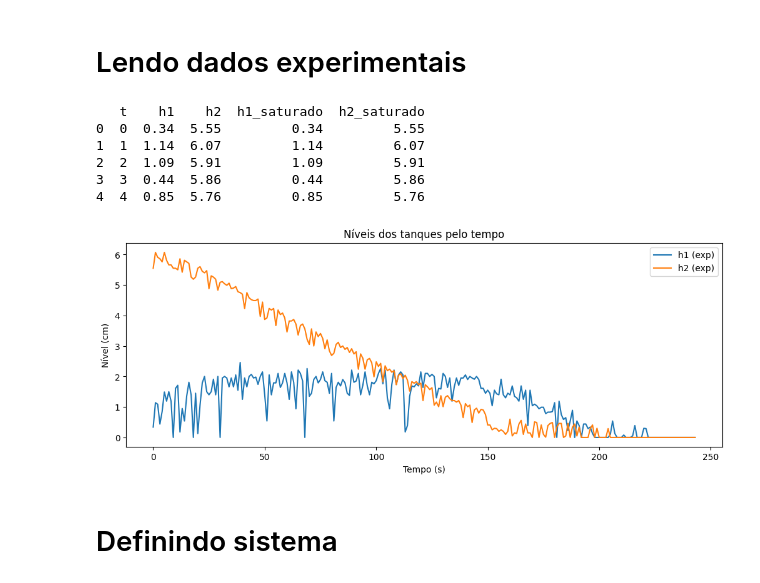
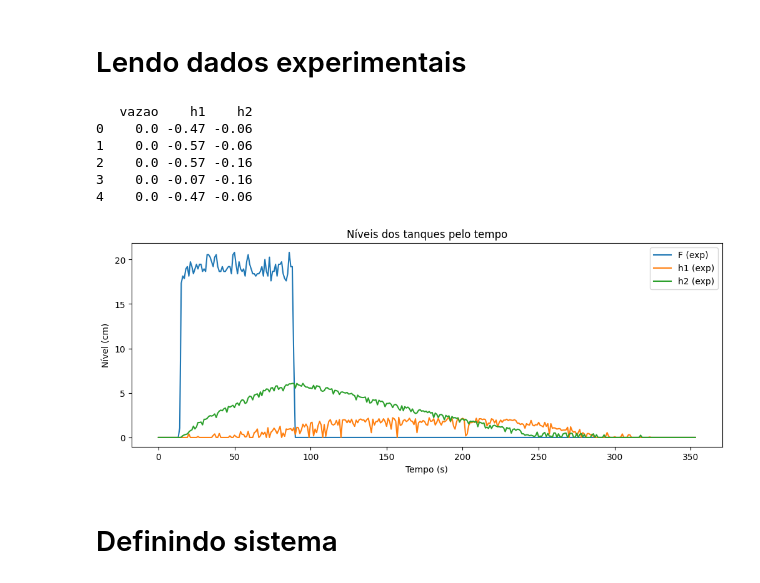
Before and after one commit to silash35/worklab, a Jupyter notebook: UFBA/ENGG11/src/genetic_alg.ipynb, the cells around one changed output. Cells and saved outputs as stored; diff of their text form; code cells hidden in the pictures.

```diff
--- a/UFBA/ENGG11/src/genetic_alg.ipynb
+++ b/UFBA/ENGG11/src/genetic_alg.ipynb
@@ -1,27 +1,29 @@
 # %% [markdown]
 # Lendo dados experimentais
 # %%
+import numpy as np
 import pandas as pd
 
 from plot import plot_tanks
 
-exp_data = pd.read_excel("../dados.xlsx")
+exp_data = pd.read_csv("../dados.csv")
 
-t = exp_data["t"].to_numpy()
-h1_exp = exp_data["h1_saturado"].to_numpy()
-h2_exp = exp_data["h2_saturado"].to_numpy()
+F_exp = exp_data["vazao"].to_numpy() * 2
+h1_exp = np.clip(exp_data["h1"].to_numpy(), 0.0, None)
+h2_exp = np.clip(exp_data["h2"].to_numpy(), 0.0, None)
+t = np.arange(len(F_exp))
 
 print(exp_data.head())
 
-plot_tanks(t, [h1_exp, h2_exp], ["h1 (exp)", "h2 (exp)"])
+plot_tanks(t, [F_exp, h1_exp, h2_exp], ["F (exp)", "h1 (exp)", "h2 (exp)"])
 # %% [output]
-   t    h1    h2  h1_saturado  h2_saturado
-0  0  0.34  5.55         0.34         5.55
-1  1  1.14  6.07         1.14         6.07
-2  2  1.09  5.91         1.09         5.91
-3  3  0.44  5.86         0.44         5.86
-4  4  0.85  5.76         0.85         5.76
+   vazao    h1    h2
+0    0.0 -0.47 -0.06
+1    0.0 -0.57 -0.06
+2    0.0 -0.57 -0.16
+3    0.0 -0.07 -0.16
+4    0.0 -0.47 -0.06
-[figure, old version]
+[figure, new version]
 # %% [markdown]
 # Definindo sistema
 # %%
```
Also changed, not shown: parts of 5 cells of this notebook, 1 other file.
